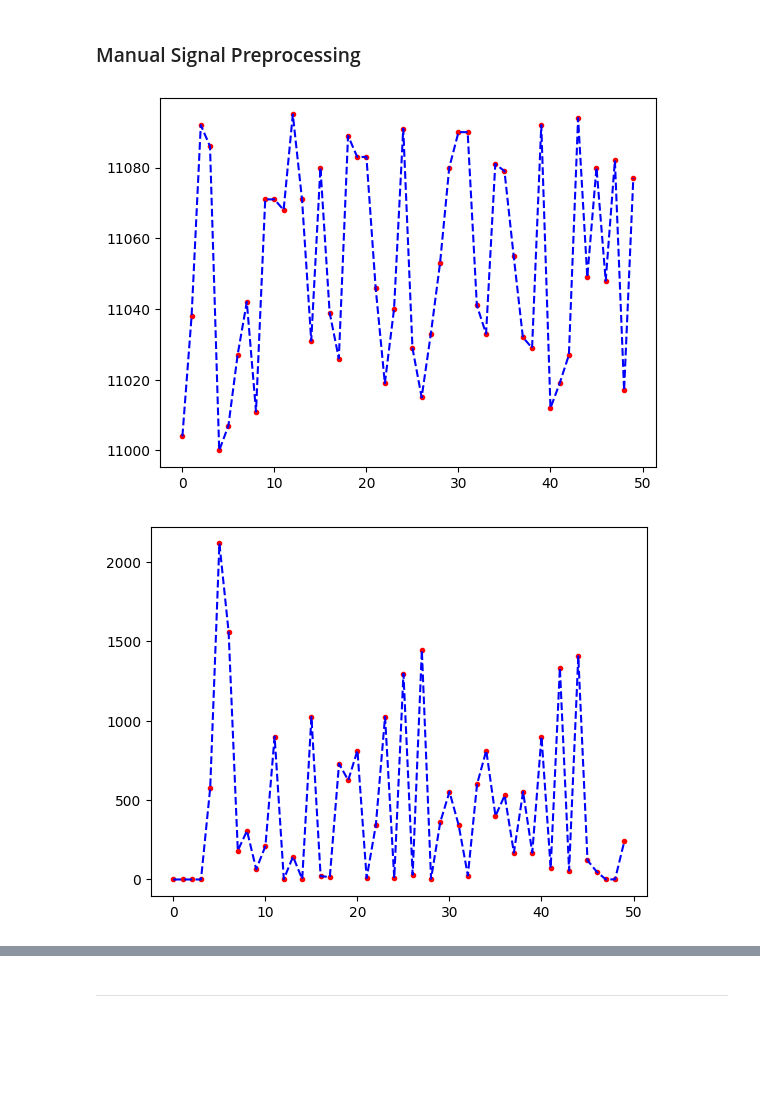
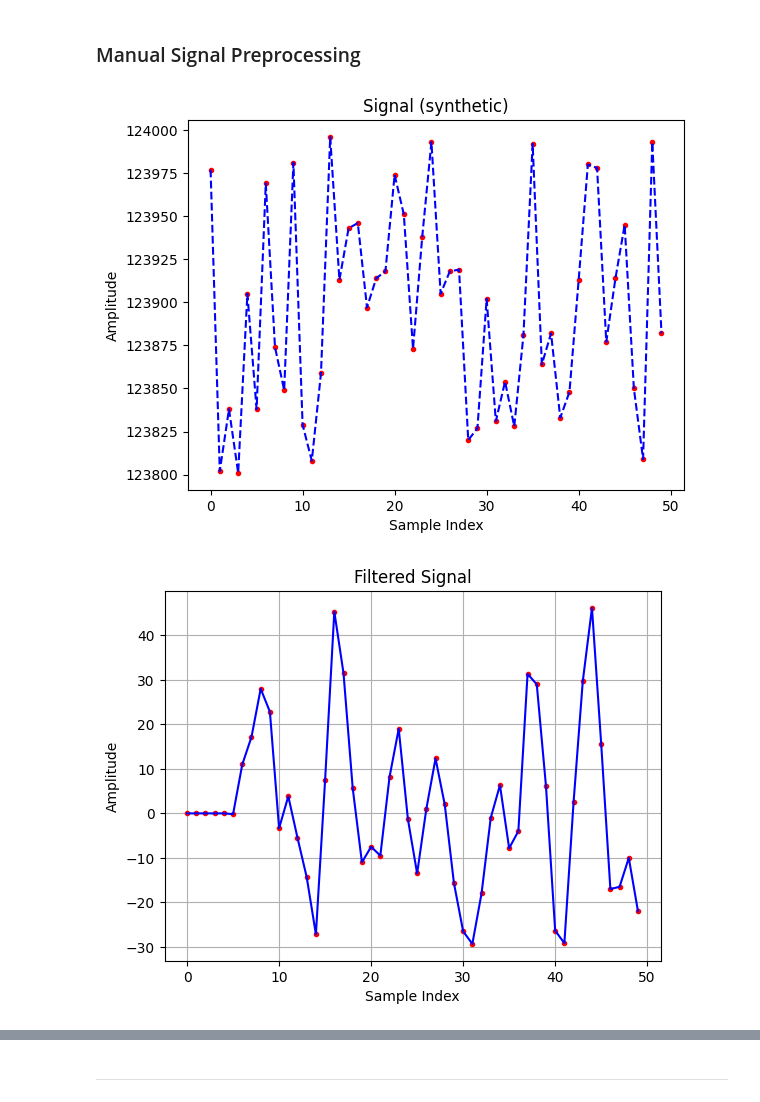
Before and after one commit to aboudaladdin/Biomedical-Instrumentation-Lab, a Jupyter notebook: Lab2 Pulse Oximetry MAX30102/preprocessing.ipynb, the cells around one changed output, grey strips where cells are left out. Saved outputs shown, nothing was run; the diff lists cells and outputs as text; code cells hidden in the pictures; blank space fills up the shorter version.

```diff
--- a/Lab2 Pulse Oximetry MAX30102/preprocessing.ipynb
+++ b/Lab2 Pulse Oximetry MAX30102/preprocessing.ipynb
@@ -7,13 +7,16 @@ import numpy as np
 # %%
 # synthetic signal
 signal_length = 50
 data_buffer = deque(maxlen=signal_length)
-data_buffer.extend( np.random.randint(11000,11100,signal_length))
+data_buffer.extend( np.random.randint(123800,124000,signal_length))
 plt.plot(data_buffer,'r.')
 plt.plot(data_buffer,'b--')
+plt.title("Signal (synthetic)")
+plt.ylabel("Amplitude")
+plt.xlabel("Sample Index")
 plt.show()
 # %% [output]
-[figure, old version]
+[figure, new version]
 # %%
 def convolve(signal:list, filter:list=[1, 1, 1]):
     """returns convolved signal with filter
@@ -42,9 +45,13 @@ filtered = filtered**2
 # %%
 plt.plot(filtered,'r.')
-plt.plot(filtered,'b--')
+plt.plot(filtered,'b')
+plt.title("Filtered Signal")
+plt.ylabel("Amplitude")
+plt.xlabel("Sample Index")
+plt.grid()
 plt.show()
 # %% [output]
-[figure, old version]
+[figure, new version]
 # %%
 def peak_detector(signal, min_time = 30, min_threshold= 1):
     """
```
Also changed, not shown: parts of 2 cells of this notebook, 10 other files.
